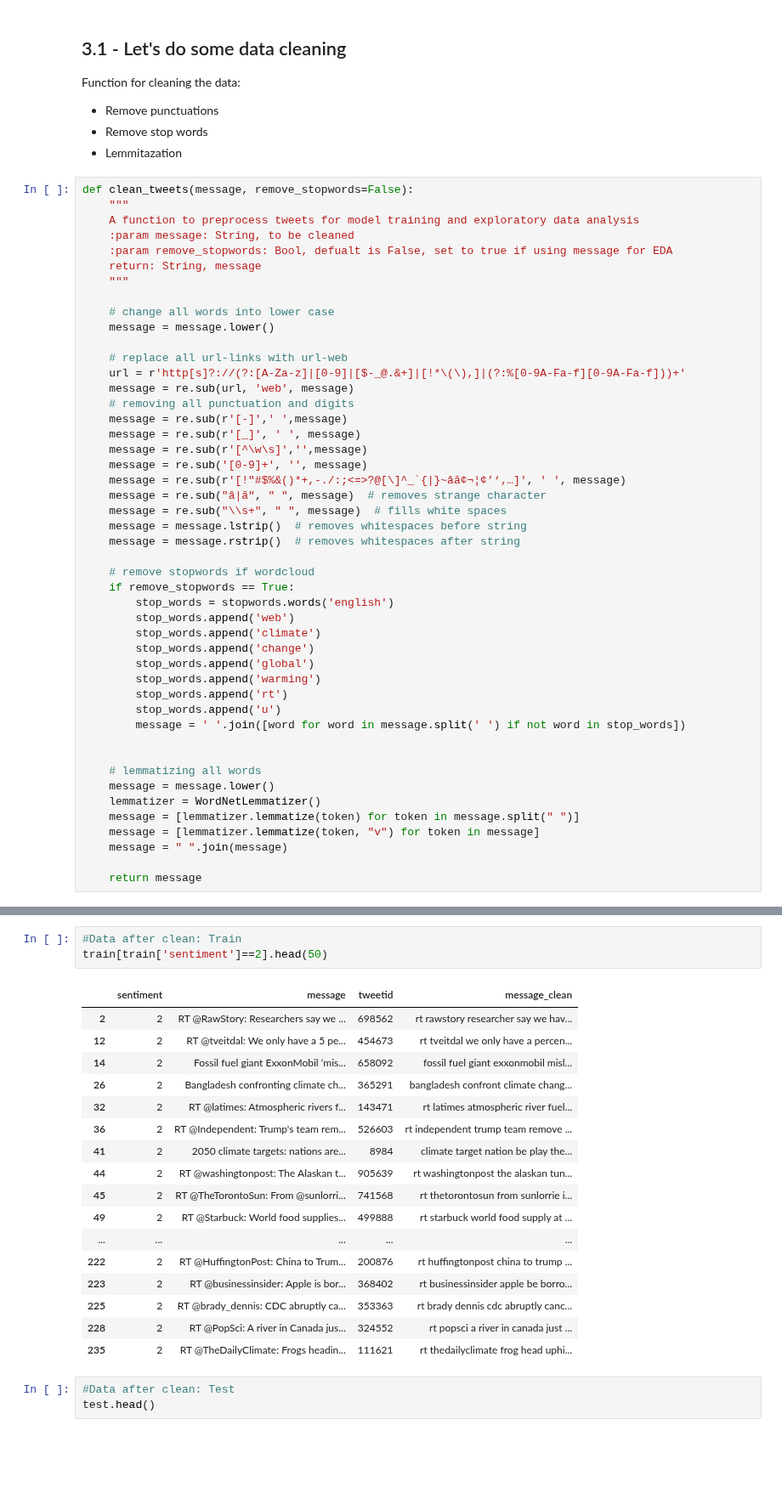
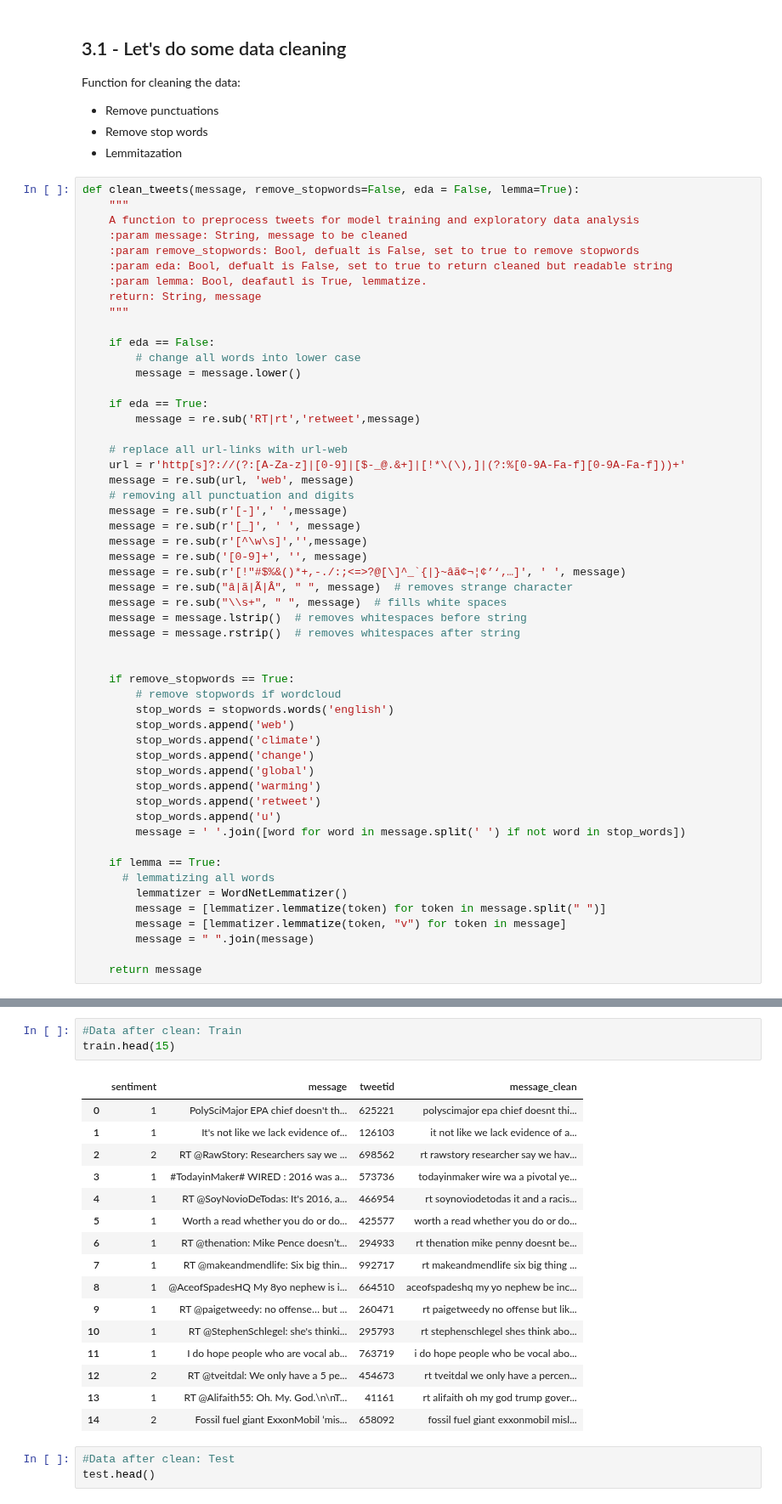
Before and after one commit to Mahlomola-Moses/classification-predict-streamlit-template, a Jupyter notebook: Team_JS_2_Predict.ipynb, the cells around one changed output, grey strips where cells are left out. Shown at 85% size. Saved outputs shown, nothing was run; the diff lists cells and outputs as text; blank space fills up the shorter version.

```diff
--- a/Team_JS_2_Predict.ipynb
+++ b/Team_JS_2_Predict.ipynb
@@ -160,16 +160,22 @@ Function for cleaning the data:
 * Remove stop words
 * Lemmitazation
 # %%
-def clean_tweets(message, remove_stopwords=False):
+def clean_tweets(message, remove_stopwords=False, eda = False, lemma=True):
     """
     A function to preprocess tweets for model training and exploratory data analysis
-    :param message: String, to be cleaned
-    :param remove_stopwords: Bool, defualt is False, set to true if using message for EDA
+    :param message: String, message to be cleaned
+    :param remove_stopwords: Bool, defualt is False, set to true to remove stopwords
+    :param eda: Bool, defualt is False, set to true to return cleaned but readable string
+    :param lemma: Bool, deafautl is True, lemmatize.
     return: String, message
     """
 
-    # change all words into lower case
-    message = message.lower()
+    if eda == False:
+        # change all words into lower case
+        message = message.lower()
+
+    if eda == True:
+        message = re.sub('RT|rt','retweet',message)
 
     # replace all url-links with url-web
     url = r'http[s]?://(?:[A-Za-z]|[0-9]|[$-_@.&+]|[!*\(\),]|(?:%[0-9A-Fa-f][0-9A-Fa-f]))+'
@@ -180,30 +186,30 @@ def clean_tweets(message, remove_stopwords=False):
     message = re.sub(r'[^\w\s]','',message)
     message = re.sub('[0-9]+', '', message)
     message = re.sub(r'[!"#$%&()*+,-./:;<=>?@[\]^_`{|}~âã¢¬¦¢’‘‚…]', ' ', message)
-    message = re.sub("â|ã", " ", message)  # removes strange character
+    message = re.sub("â|ã|Ã|Â", " ", message)  # removes strange character
     message = re.sub("\\s+", " ", message)  # fills white spaces
     message = message.lstrip()  # removes whitespaces before string
     message = message.rstrip()  # removes whitespaces after string
 
-    # remove stopwords if wordcloud
+
     if remove_stopwords == True:
+        # remove stopwords if wordcloud
         stop_words = stopwords.words('english')
         stop_words.append('web')
         stop_words.append('climate')
         stop_words.append('change')
         stop_words.append('global')
         stop_words.append('warming')
-        stop_words.append('rt')
+        stop_words.append('retweet')
         stop_words.append('u')
         message = ' '.join([word for word in message.split(' ') if not word in stop_words])
 
-
-    # lemmatizing all words
-    message = message.lower()
-    lemmatizer = WordNetLemmatizer()
-    message = [lemmatizer.lemmatize(token) for token in message.split(" ")]
-    message = [lemmatizer.lemmatize(token, "v") for token in message]
-    message = " ".join(message)
+    if lemma == True:
+      # lemmatizing all words
+        lemmatizer = WordNetLemmatizer()
+        message = [lemmatizer.lemmatize(token) for token in message.split(" ")]
+        message = [lemmatizer.lemmatize(token, "v") for token in message]
+        message = " ".join(message)
 
     return message
 # %%
@@ -217,24 +223,23 @@ Wall time: 5.78 s
 # %%
 #Data after clean: Train
-train[train['sentiment']==2].head(50)
+train.head(15)
 # %% [output]
 |  | sentiment | message | tweetid | message_clean |
+| 0 | 1 | PolySciMajor EPA chief doesn't th... | 625221 | polyscimajor epa chief doesnt thi... |
+| 1 | 1 | It's not like we lack evidence of... | 126103 | it not like we lack evidence of a... |
 | 2 | 2 | RT @RawStory: Researchers say we ... | 698562 | rt rawstory researcher say we hav... |
+| 3 | 1 | #TodayinMaker# WIRED : 2016 was a... | 573736 | todayinmaker wire wa a pivotal ye... |
+| 4 | 1 | RT @SoyNovioDeTodas: It's 2016, a... | 466954 | rt soynoviodetodas it and a racis... |
+| 5 | 1 | Worth a read whether you do or do... | 425577 | worth a read whether you do or do... |
+| 6 | 1 | RT @thenation: Mike Pence doesn’t... | 294933 | rt thenation mike penny doesnt be... |
+| 7 | 1 | RT @makeandmendlife: Six big thin... | 992717 | rt makeandmendlife six big thing ... |
+| 8 | 1 | @AceofSpadesHQ My 8yo nephew is i... | 664510 | aceofspadeshq my yo nephew be inc... |
+| 9 | 1 | RT @paigetweedy: no offense… but ... | 260471 | rt paigetweedy no offense but lik... |
+| 10 | 1 | RT @StephenSchlegel: she's thinki... | 295793 | rt stephenschlegel shes think abo... |
+| 11 | 1 | I do hope people who are vocal ab... | 763719 | i do hope people who be vocal abo... |
 | 12 | 2 | RT @tveitdal: We only have a 5 pe... | 454673 | rt tveitdal we only have a percen... |
+| 13 | 1 | RT @Alifaith55: Oh. My. God.\n\nT... | 41161 | rt alifaith oh my god trump gover... |
 | 14 | 2 | Fossil fuel giant ExxonMobil ‘mis... | 658092 | fossil fuel giant exxonmobil misl... |
-| 26 | 2 | Bangladesh confronting climate ch... | 365291 | bangladesh confront climate chang... |
-| 32 | 2 | RT @latimes: Atmospheric rivers f... | 143471 | rt latimes atmospheric river fuel... |
-| 36 | 2 | RT @Independent: Trump's team rem... | 526603 | rt independent trump team remove ... |
-| 41 | 2 | 2050 climate targets: nations are... | 8984 | climate target nation be play the... |
-| 44 | 2 | RT @washingtonpost: The Alaskan t... | 905639 | rt washingtonpost the alaskan tun... |
-| 45 | 2 | RT @TheTorontoSun: From @sunlorri... | 741568 | rt thetorontosun from sunlorrie i... |
-| 49 | 2 | RT @Starbuck: World food supplies... | 499888 | rt starbuck world food supply at ... |
-| ... | ... | ... | ... | ... |
-| 222 | 2 | RT @HuffingtonPost: China to Trum... | 200876 | rt huffingtonpost china to trump ... |
-| 223 | 2 | RT @businessinsider: Apple is bor... | 368402 | rt businessinsider apple be borro... |
-| 225 | 2 | RT @brady_dennis: CDC abruptly ca... | 353363 | rt brady dennis cdc abruptly canc... |
-| 228 | 2 | RT @PopSci: A river in Canada jus... | 324552 | rt popsci a river in canada just ... |
-| 235 | 2 | RT @TheDailyClimate: Frogs headin... | 111621 | rt thedailyclimate frog head uphi... |
 # %%
 #Data after clean: Test
 test.head()
```
Also changed, not shown: parts of 4 cells of this notebook.
